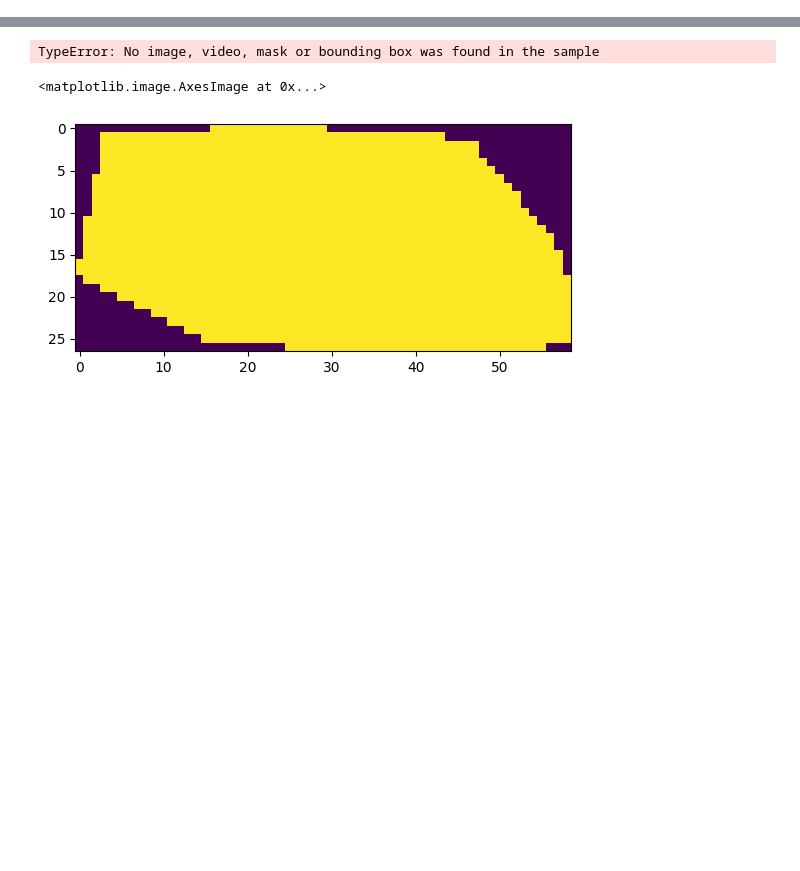
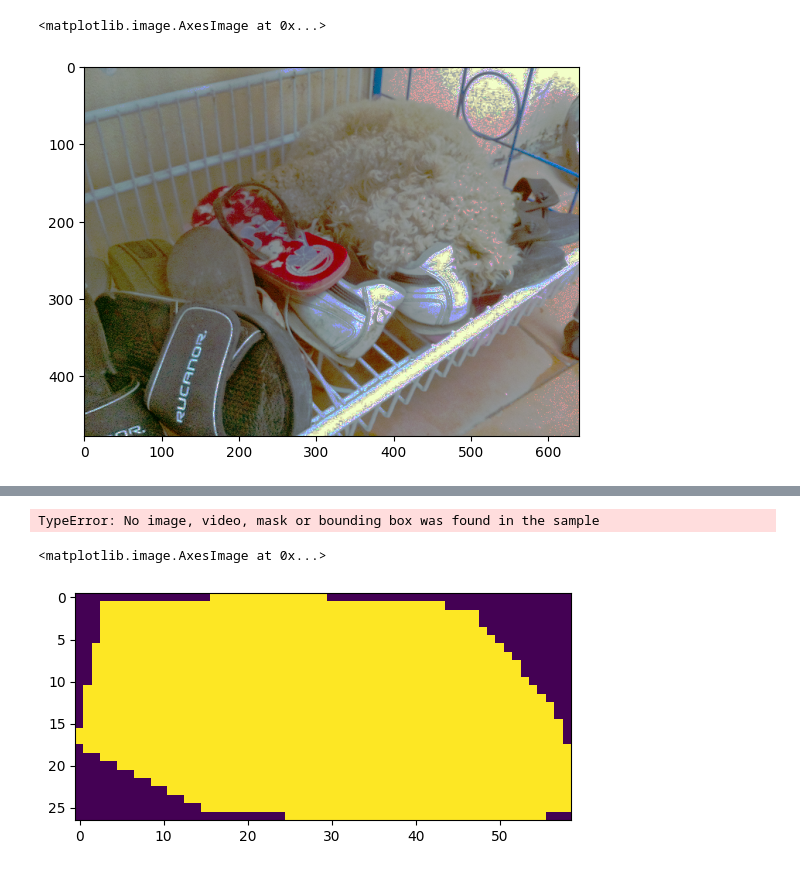
Before and after one commit to mbisan/outlier-detection, a Jupyter notebook: notebooks/test.ipynb, the cells around one changed output, grey strips where cells are left out. Cells and saved outputs as stored; diff of their text form; code cells hidden in the pictures; blank space fills up the shorter version.

```diff
--- a/notebooks/test.ipynb
+++ b/notebooks/test.ipynb
@@ -27,0 +35,35 @@ plt.imshow(ds[1][0].permute(1, 2, 0))
+# %%
+def match_histogram(source, target):
+    '''
+    Returns the source image with the histograms matching those of target
+
+    target and source images are of uint8, with size (..., w, h) and (..., w', h')
+    '''
+    target = target.reshape(-1, *target.shape[-2:])
+    source = source.reshape(-1, *source.shape[-2:])
+
+    result = torch.empty_like(source)
+
+    for channel in range(target.shape[0]):
+        _, source_counts = torch.unique(source[channel], return_counts=True)
+        target_values, target_counts = torch.unique(target[channel], return_counts=True)
+
+        cpf_source = torch.cumsum(source_counts, 0) / source[channel].numel()
+        cpf_target = torch.cumsum(target_counts, 0) / target[channel].numel()
+
+        interp_val = torch.tensor(
+            np.interp(
+                cpf_source.cpu().numpy(),
+                cpf_target.cpu().numpy(),
+                target_values.cpu().numpy()), dtype=torch.int64)
+
+        result[channel] = interp_val[source[channel].long()]
+
+    return result.reshape(source.shape)
+# %%
+img_matched = match_histogram(img_src, img_trg)
+# %%
+plt.imshow(img_matched.permute(1, 2, 0))
+# %% [output]
+<matplotlib.image.AxesImage at 0x...>
+[figure, added]
```
Also changed, not shown: parts of 7 cells of this notebook, 3 other files.
